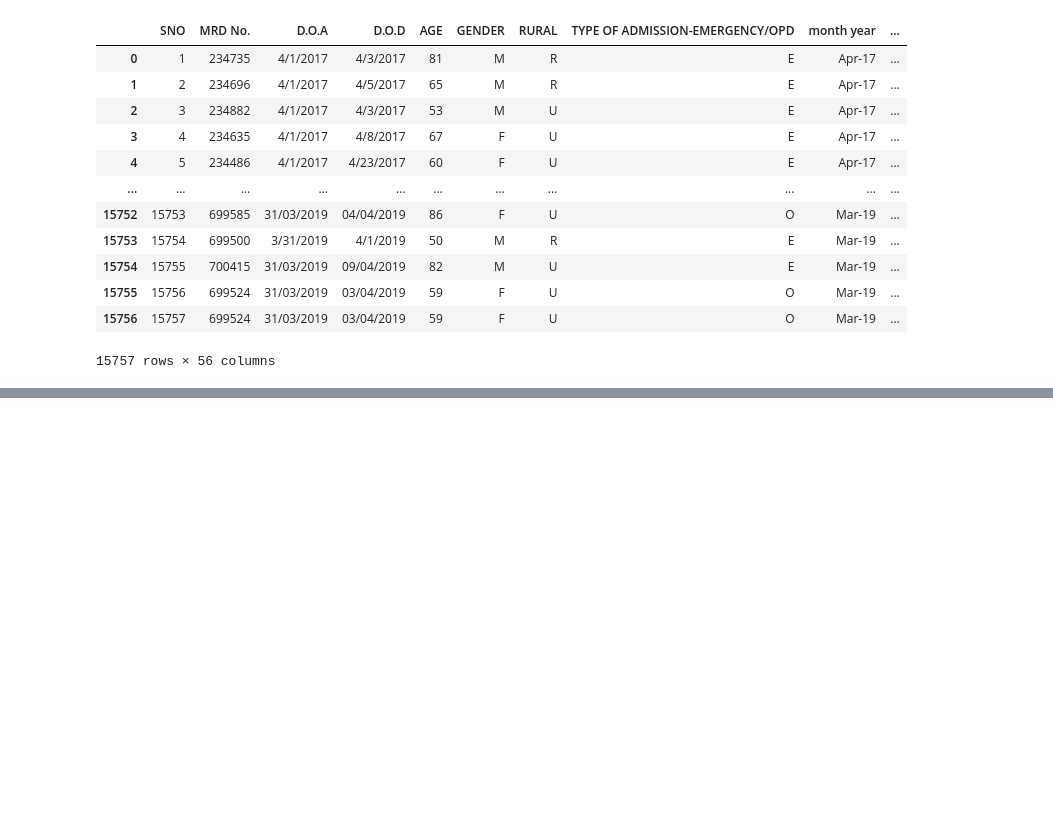
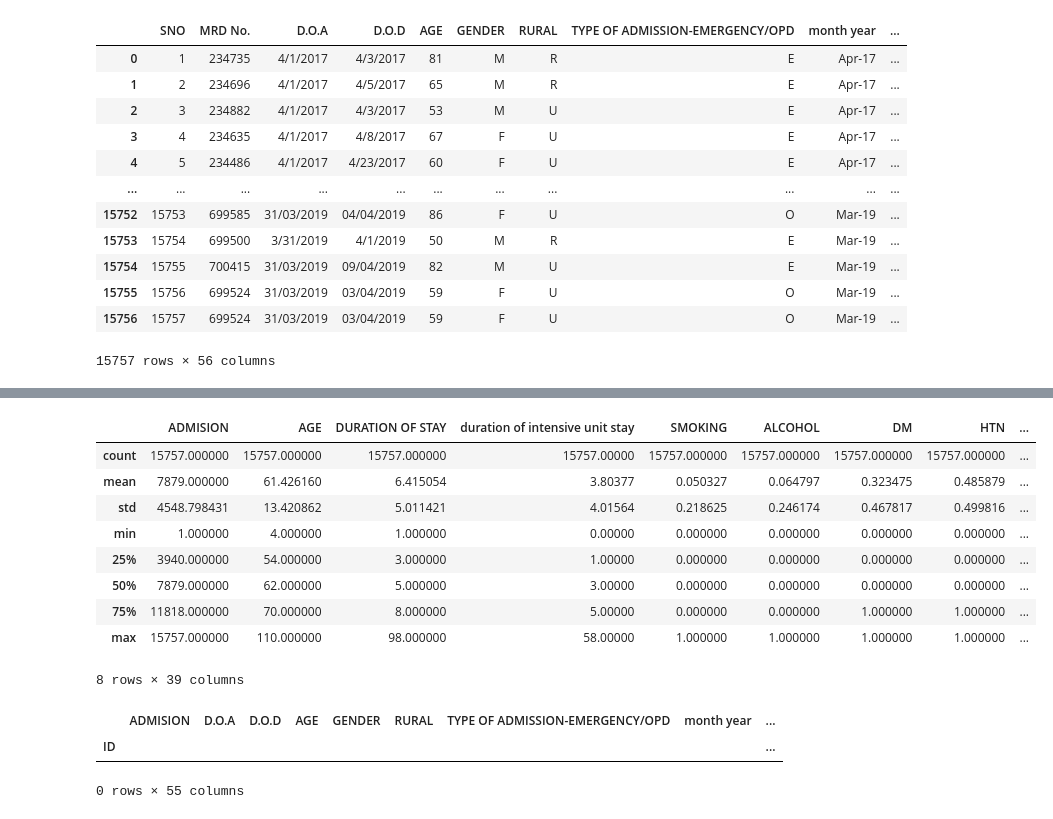
Before and after one commit to pablolube/No-Country, a Jupyter notebook: explore.ipynb, the cells around one changed output, grey strips where cells are left out. Cells and saved outputs as stored; diff of their text form; code cells hidden in the pictures; blank space fills up the shorter version.

```diff
--- a/explore.ipynb
+++ b/explore.ipynb
@@ -39 +106,21 @@ dtypes: int64(39), object(17)
 memory usage: 6.7+ MB
+# %%
+df.describe()
+# %% [output]
+|  | ADMISION | AGE | DURATION OF STAY | duration of intensive unit stay | SMOKING | ALCOHOL | DM | HTN | ... |
+| count | 15757.000000 | 15757.000000 | 15757.000000 | 15757.00000 | 15757.000000 | 15757.000000 | 15757.000000 | 15757.000000 | ... |
+| mean | 7879.000000 | 61.426160 | 6.415054 | 3.80377 | 0.050327 | 0.064797 | 0.323475 | 0.485879 | ... |
+| std | 4548.798431 | 13.420862 | 5.011421 | 4.01564 | 0.218625 | 0.246174 | 0.467817 | 0.499816 | ... |
+| min | 1.000000 | 4.000000 | 1.000000 | 0.00000 | 0.000000 | 0.000000 | 0.000000 | 0.000000 | ... |
+| 25% | 3940.000000 | 54.000000 | 3.000000 | 1.00000 | 0.000000 | 0.000000 | 0.000000 | 0.000000 | ... |
+| 50% | 7879.000000 | 62.000000 | 5.000000 | 3.00000 | 0.000000 | 0.000000 | 0.000000 | 0.000000 | ... |
+| 75% | 11818.000000 | 70.000000 | 8.000000 | 5.00000 | 0.000000 | 0.000000 | 1.000000 | 1.000000 | ... |
+| max | 15757.000000 | 110.000000 | 98.000000 | 58.00000 | 1.000000 | 1.000000 | 1.000000 | 1.000000 | ... |
+8 rows × 39 columns
+# %%
+#Verificamos filas repetidos o df.duplicated().sum()
+(df[df.duplicated(keep = False)])
+# %% [output]
+|  | ADMISION | D.O.A | D.O.D | AGE | GENDER | RURAL | TYPE OF ADMISSION-EMERGENCY/OPD | month year | ... |
+| ID |  |  |  |  |  |  |  |  | ... |
+0 rows × 55 columns
```
Also changed, not shown: parts of 9 cells of this notebook.
